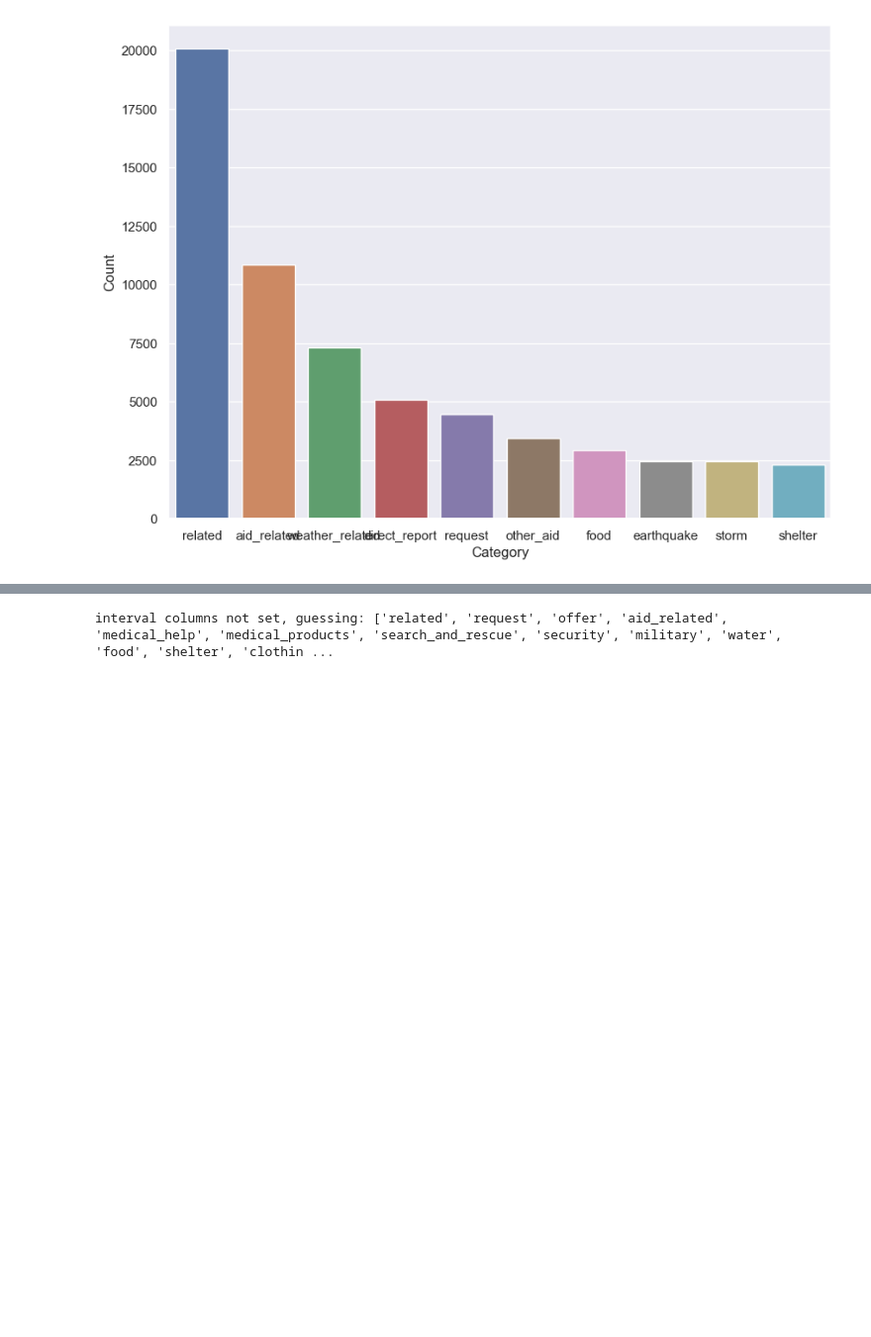
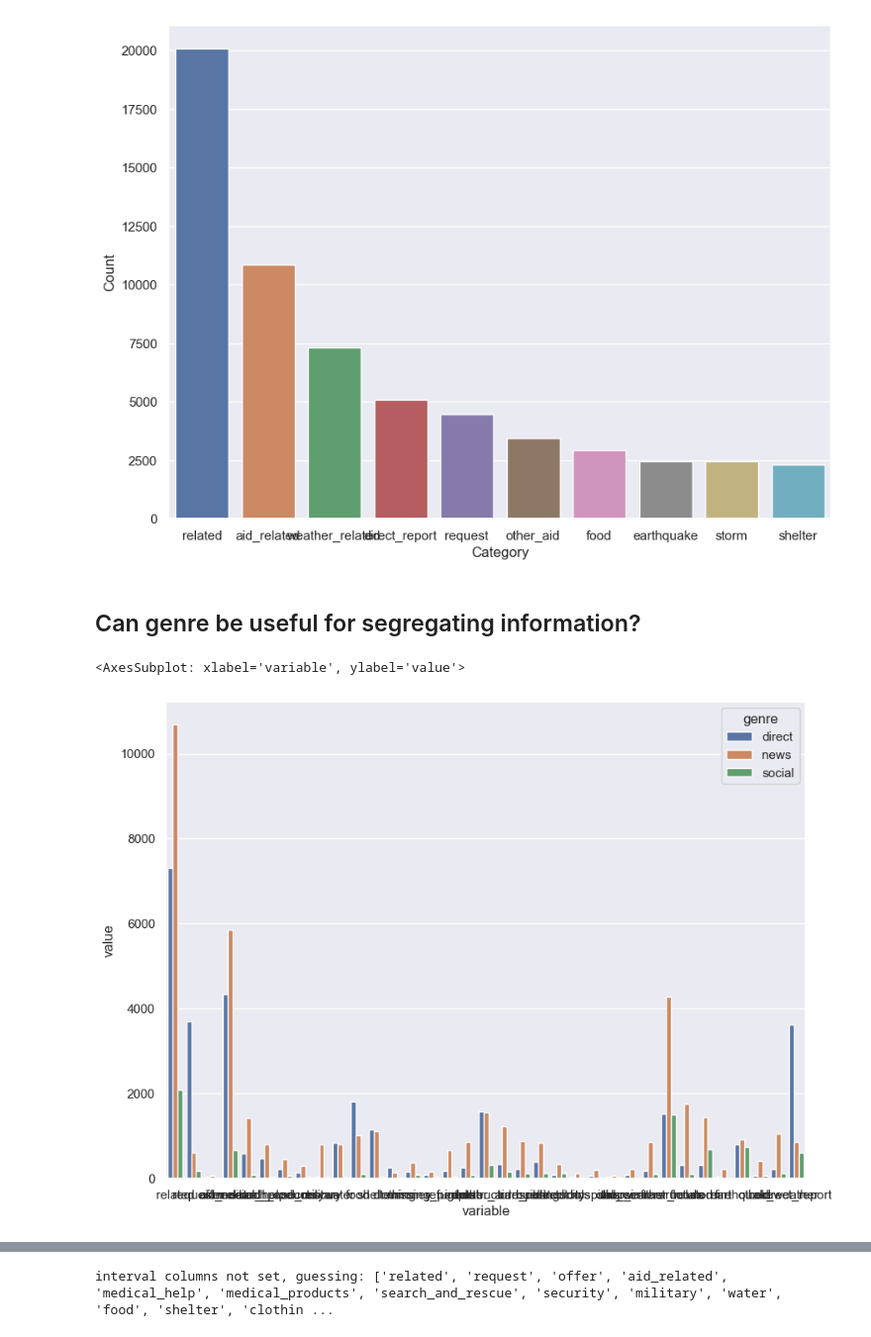
Before and after one commit to bglucca/disaster-response-pipe, a Jupyter notebook: notebooks/2_ml_prep_data.ipynb, the cells around one changed output, grey strips where cells are left out. Shown at 99% size. Drawn from its saved outputs; the diff is of its cells as text; code cells hidden in the pictures; blank space fills up the shorter version.

```diff
--- a/notebooks/2_ml_prep_data.ipynb
+++ b/notebooks/2_ml_prep_data.ipynb
@@ -180,3 +192,13 @@ sns.barplot(data = frequent_cats,
 # %% [output]
 <AxesSubplot: xlabel='Category', ylabel='Count'>
 [figure]
+# %% [markdown]
+## Can genre be useful for segregating information?
+# %%
+frequent_cats_genre = df.groupby(['genre'])[cat_cols].sum()
+# %%
+sns.barplot(data = frequent_cats_genre.melt(ignore_index=False).reset_index(),
+            x = 'variable', y = 'value', hue='genre')
+# %% [output]
+<AxesSubplot: xlabel='variable', ylabel='value'>
+[figure, added]
```
Also changed, not shown: parts of 29 cells of this notebook.
